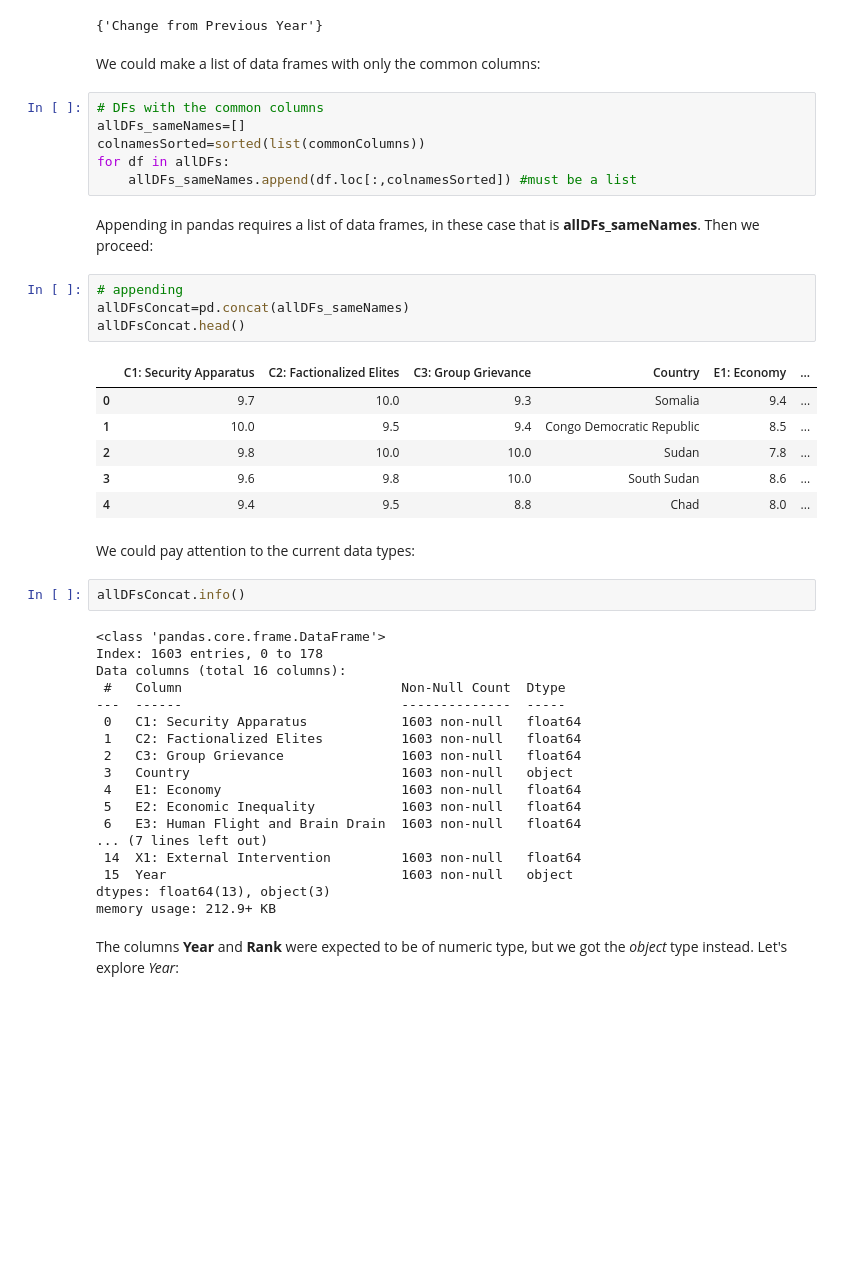
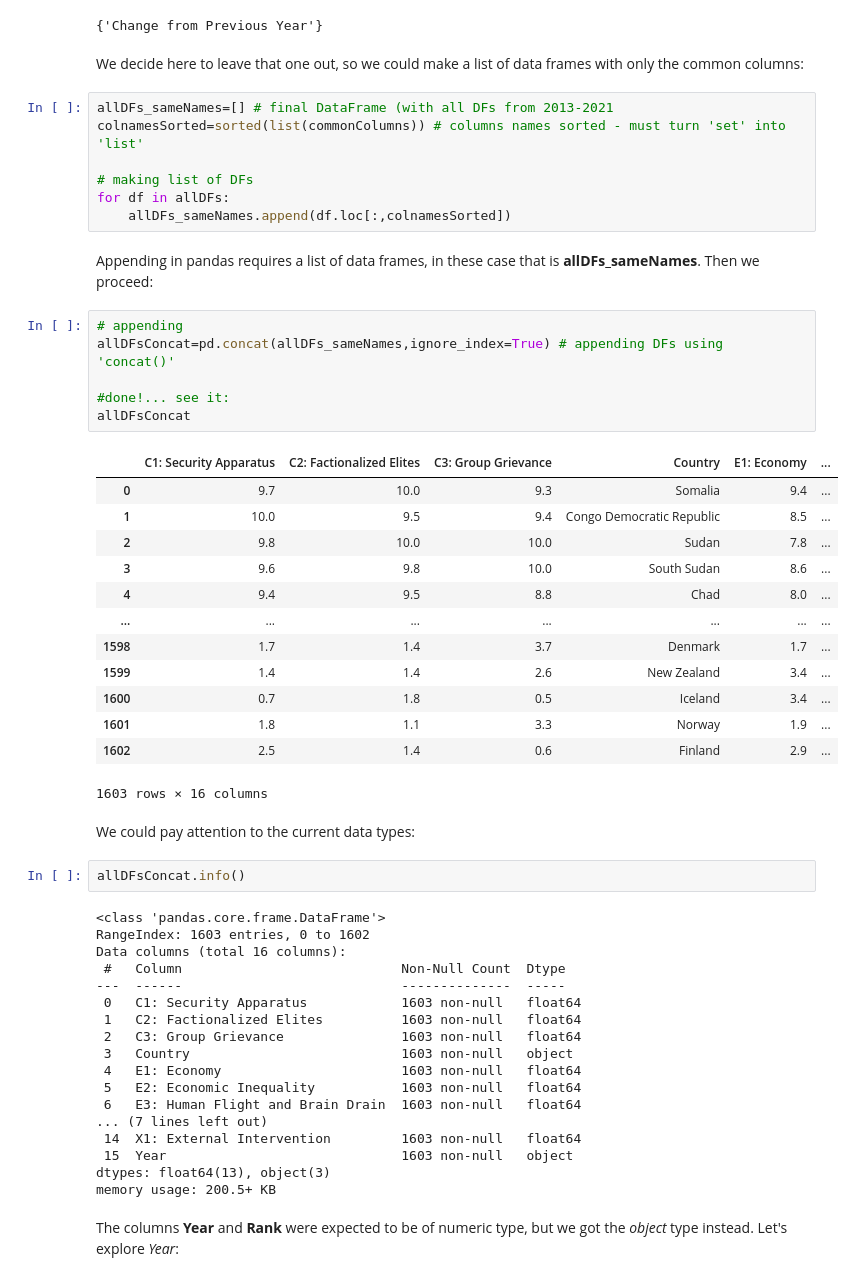
Before and after one commit to SocialAnalytics-StrategicIntelligence/codes, a Jupyter notebook: Merging and Choropleths.ipynb, the cells around one changed output. Saved outputs shown, nothing was run; the diff lists cells and outputs as text; blank space fills up the shorter version.

```diff
--- a/Merging and Choropleths.ipynb
+++ b/Merging and Choropleths.ipynb
@@ -135,33 +140,43 @@ commonColumns.symmetric_difference(set.union(*allColumnNames))
 # %% [output]
 {'Change from Previous Year'}
 # %% [markdown]
-We could make a list of data frames with only the common columns:
+We decide here to leave that one out, so we could make a list of data frames with only the common columns:
 # %%
-# DFs with the common columns
-allDFs_sameNames=[]
-colnamesSorted=sorted(list(commonColumns))
+allDFs_sameNames=[] # final DataFrame (with all DFs from 2013-2021
+colnamesSorted=sorted(list(commonColumns)) # columns names sorted - must turn 'set' into 'list'
+
+# making list of DFs
 for df in allDFs:
-    allDFs_sameNames.append(df.loc[:,colnamesSorted]) #must be a list
+    allDFs_sameNames.append(df.loc[:,colnamesSorted])
 # %% [markdown]
 Appending in pandas requires a list of data frames, in these case that is **allDFs_sameNames**. Then we proceed:
 # %%
 # appending
-allDFsConcat=pd.concat(allDFs_sameNames)
-allDFsConcat.head()
+allDFsConcat=pd.concat(allDFs_sameNames,ignore_index=True) # appending DFs using 'concat()'
+
+#done!... see it:
+allDFsConcat
 # %% [output]
 |  | C1: Security Apparatus | C2: Factionalized Elites | C3: Group Grievance | Country | E1: Economy | ... |
 | 0 | 9.7 | 10.0 | 9.3 | Somalia | 9.4 | ... |
 | 1 | 10.0 | 9.5 | 9.4 | Congo Democratic Republic | 8.5 | ... |
 | 2 | 9.8 | 10.0 | 10.0 | Sudan | 7.8 | ... |
 | 3 | 9.6 | 9.8 | 10.0 | South Sudan | 8.6 | ... |
 | 4 | 9.4 | 9.5 | 8.8 | Chad | 8.0 | ... |
+| ... | ... | ... | ... | ... | ... | ... |
+| 1598 | 1.7 | 1.4 | 3.7 | Denmark | 1.7 | ... |
+| 1599 | 1.4 | 1.4 | 2.6 | New Zealand | 3.4 | ... |
+| 1600 | 0.7 | 1.8 | 0.5 | Iceland | 3.4 | ... |
+| 1601 | 1.8 | 1.1 | 3.3 | Norway | 1.9 | ... |
+| 1602 | 2.5 | 1.4 | 0.6 | Finland | 2.9 | ... |
+1603 rows × 16 columns
 # %% [markdown]
 We could pay attention to the current data types:
 # %%
 allDFsConcat.info()
 # %% [output]
 <class 'pandas.core.frame.DataFrame'>
-Index: 1603 entries, 0 to 178
+RangeIndex: 1603 entries, 0 to 1602
 Data columns (total 16 columns):
  #   Column                            Non-Null Count  Dtype
 ---  ------                            --------------  -----
@@ -176,7 +191,7 @@ Data columns (total 16 columns):
  14  X1: External Intervention         1603 non-null   float64
  15  Year                              1603 non-null   object
 dtypes: float64(13), object(3)
-memory usage: 212.9+ KB
+memory usage: 200.5+ KB
 # %% [markdown]
 The columns **Year** and **Rank** were expected to be of numeric type, but we got the _object_ type instead. Let's explore *Year*:
 # %%
```
Also changed, not shown: parts of 79 cells of this notebook, 2 other files.
